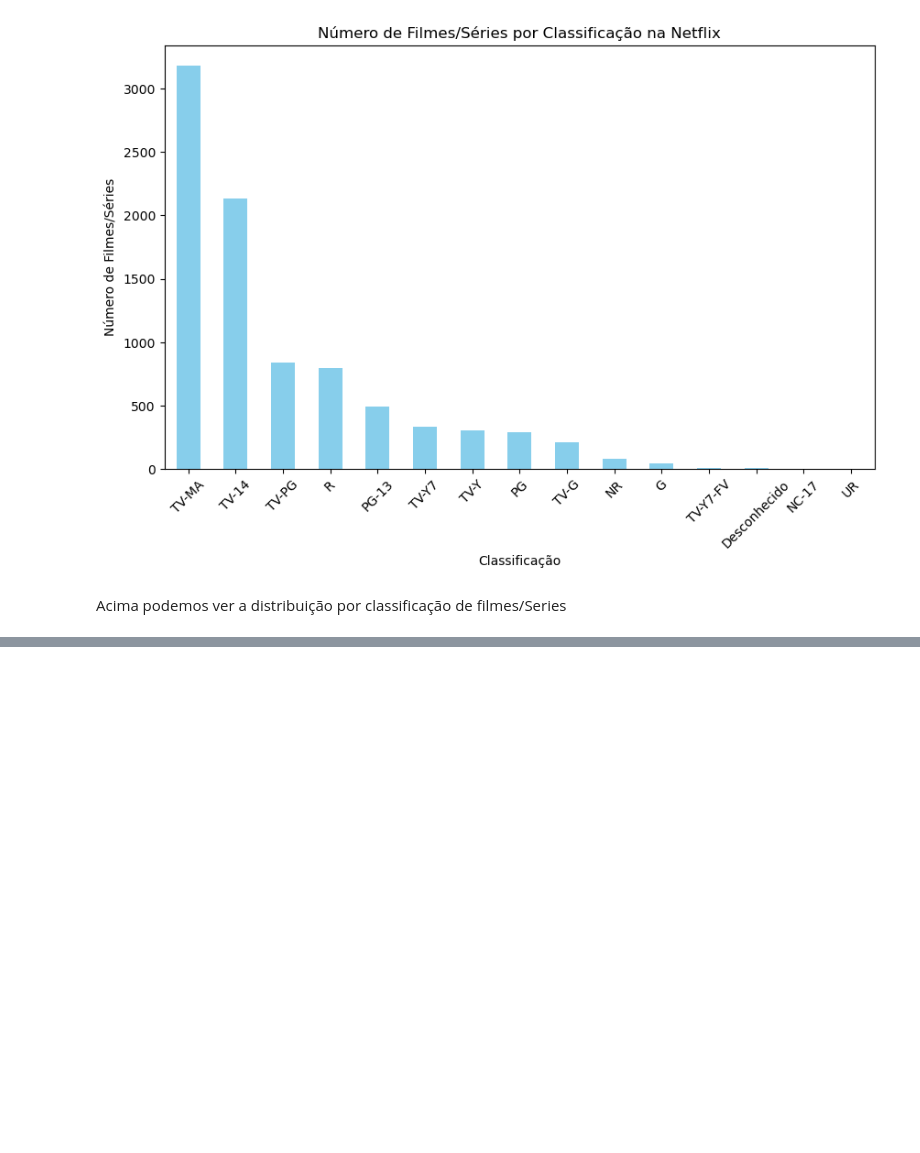
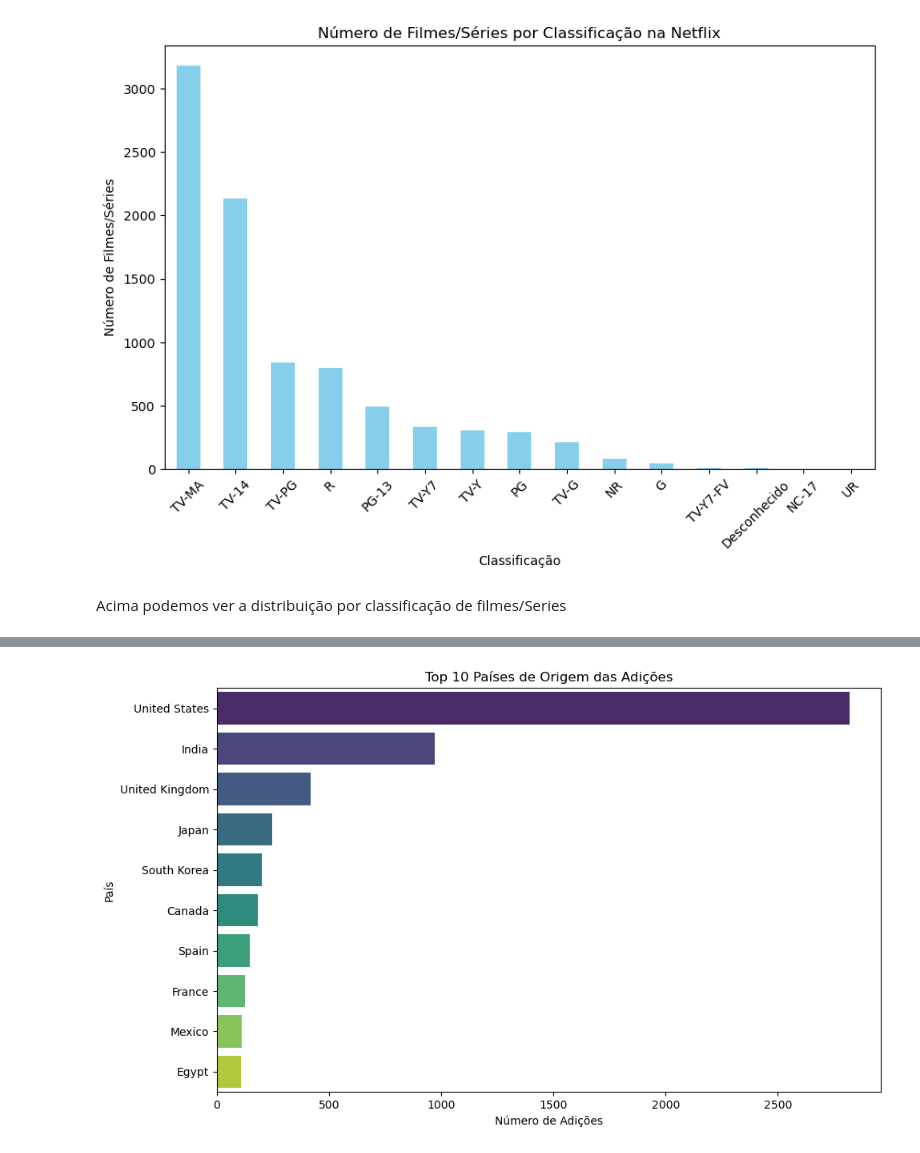
Before and after one commit to IamEmerson/analiseNetflix, a Jupyter notebook: netflix.ipynb, the cells around one changed output, grey strips where cells are left out. Saved outputs shown, nothing was run; the diff lists cells and outputs as text; code cells hidden in the pictures; blank space fills up the shorter version.

```diff
--- a/netflix.ipynb
+++ b/netflix.ipynb
@@ -240,0 +279,11 @@ Acima podemos ver a distribuição por classificação de filmes/Series
+# %%
+top_countries = df['country'].value_counts().head(10)
+plt.figure(figsize=(10, 6))
+sns.barplot(x=top_countries.values, y=top_countries.index, palette='viridis')
+plt.title('Top 10 Países de Origem das Adições')
+plt.xlabel('Número de Adições')
+plt.ylabel('País')
+plt.tight_layout()
+plt.show()
+# %% [output]
+[figure, added]
```
Also changed, not shown: parts of 7 cells of this notebook.
